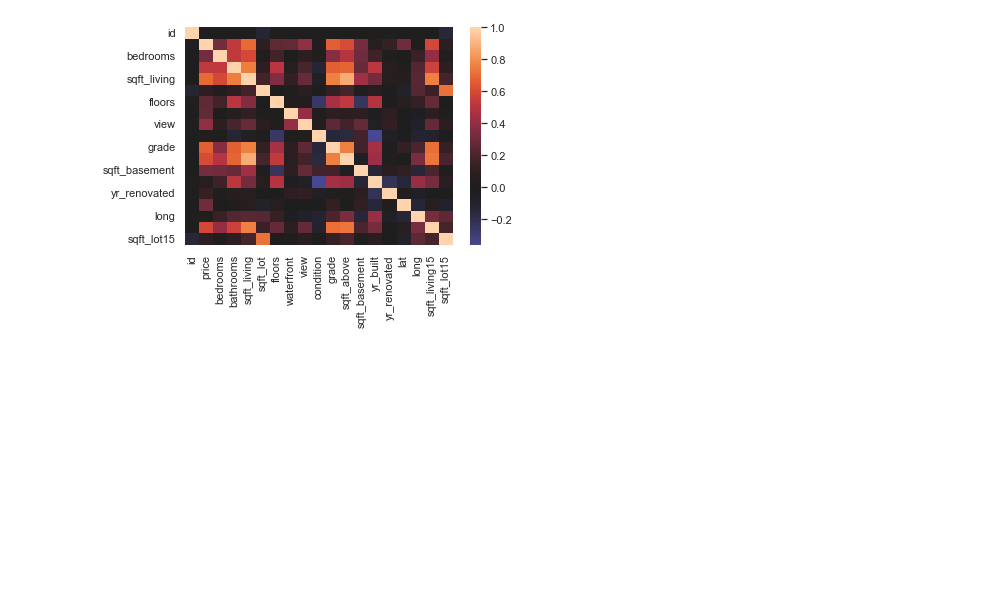
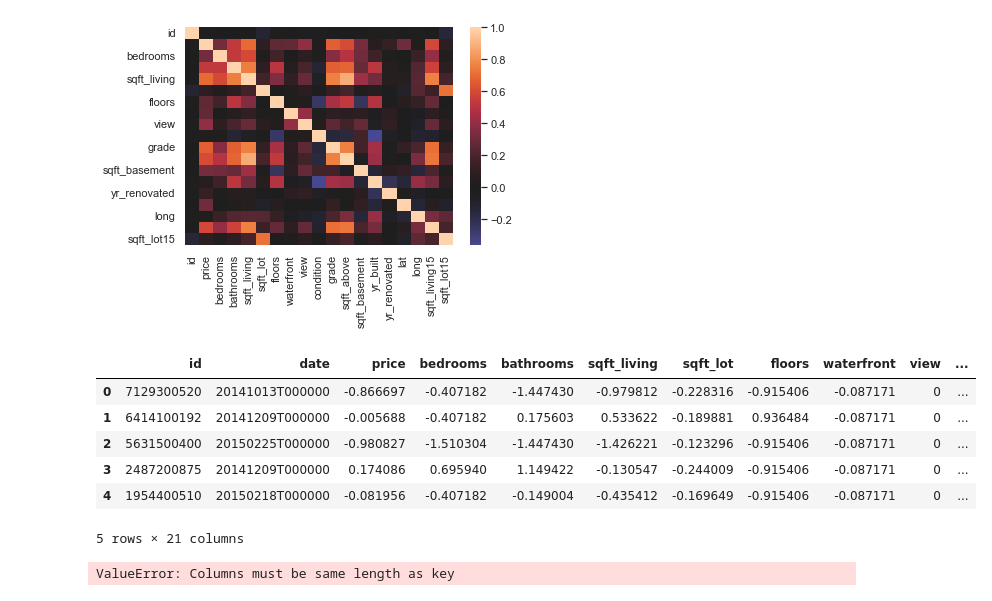
Before and after one commit to DarthShadow147/DiplomadoCienciaDatos, a Jupyter notebook: App/RegresionLinealModel.ipynb, the cells around one changed output. Saved outputs shown, nothing was run; the diff lists cells and outputs as text; code cells hidden in the pictures; blank space fills up the shorter version.

```diff
--- a/App/RegresionLinealModel.ipynb
+++ b/App/RegresionLinealModel.ipynb
@@ -687,3 +687,36 @@ sns.heatmap(correlation_df.corr(), center=0);
 ## Escalado y normalizacion de caracteristicas
 # %% [output]
 [figure]
+# %%
+data.price = (data.price - data.price.mean()) / data.price.std()
+data.bedrooms = (data.bedrooms - data.bedrooms.mean()) / data.bedrooms.std()
+data.bathrooms = (data.bathrooms - data.bathrooms.mean()) / data.bathrooms.std()
+data.sqft_living = (data.sqft_living - data.sqft_living.mean()) / data.sqft_living.std()
+data.sqft_lot = (data.sqft_lot - data.sqft_lot.mean()) / data.sqft_lot.std()
+data.floors = (data.floors - data.floors.mean()) / data.floors.std()
+
+data.waterfront = (data.waterfront - data.waterfront.mean()) / data.waterfront.std()
+data.condition = (data.condition - data.condition.mean()) / data.condition.std()
+data.grade = (data.grade - data.grade.mean()) / data.grade.std()
+data.sqft_above = (data.sqft_above - data.sqft_above.mean()) / data.sqft_above.std()
+data.yr_built = (data.yr_built - data.yr_built.mean()) / data.yr_built.std()
+data.lat = (data.lat - data.lat.mean()) / data.lat.std()
+data.long = (data.long - data.long.mean()) / data.long.std()
+data.sqft_living15 = (data.sqft_living15 - data.sqft_living15.mean()) / data.sqft_living15.std()
+data.sqft_lot15 = (data.sqft_lot15 - data.sqft_lot15.mean()) / data.sqft_lot15.std()
+# %%
+data.head()
+# %% [output]
+|  | id | date | price | bedrooms | bathrooms | sqft_living | sqft_lot | floors | waterfront | view | ... |
+| 0 | 7129300520 | 20141013T000000 | -0.866697 | -0.407182 | -1.447430 | -0.979812 | -0.228316 | -0.915406 | -0.087171 | 0 | ... |
+| 1 | 6414100192 | 20141209T000000 | -0.005688 | -0.407182 | 0.175603 | 0.533622 | -0.189881 | 0.936484 | -0.087171 | 0 | ... |
+| 2 | 5631500400 | 20150225T000000 | -0.980827 | -1.510304 | -1.447430 | -1.426221 | -0.123296 | -0.915406 | -0.087171 | 0 | ... |
+| 3 | 2487200875 | 20141209T000000 | 0.174086 | 0.695940 | 1.149422 | -0.130547 | -0.244009 | -0.915406 | -0.087171 | 0 | ... |
+| 4 | 1954400510 | 20150218T000000 | -0.081956 | -0.407182 | -0.149004 | -0.435412 | -0.169649 | -0.915406 | -0.087171 | 0 | ... |
+5 rows × 21 columns
+# %%
+data.view = pd.get_dummies(data.view)
+data.sqft_basement = pd.get_dummies(data.sqft_basement)
+data.zipcode = pd.get_dummies(data.zipcode)
+# %% [output]
+ValueError: Columns must be same length as key
```
Also changed, not shown: 2 other files.
